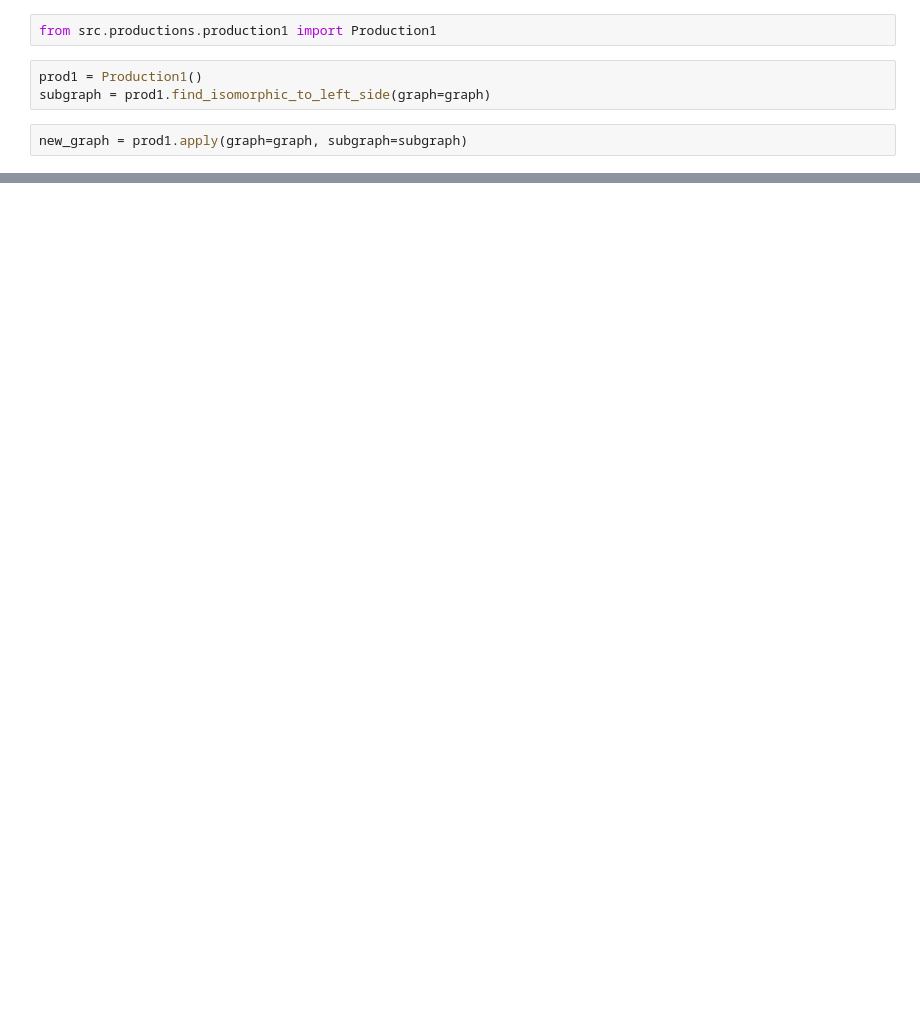
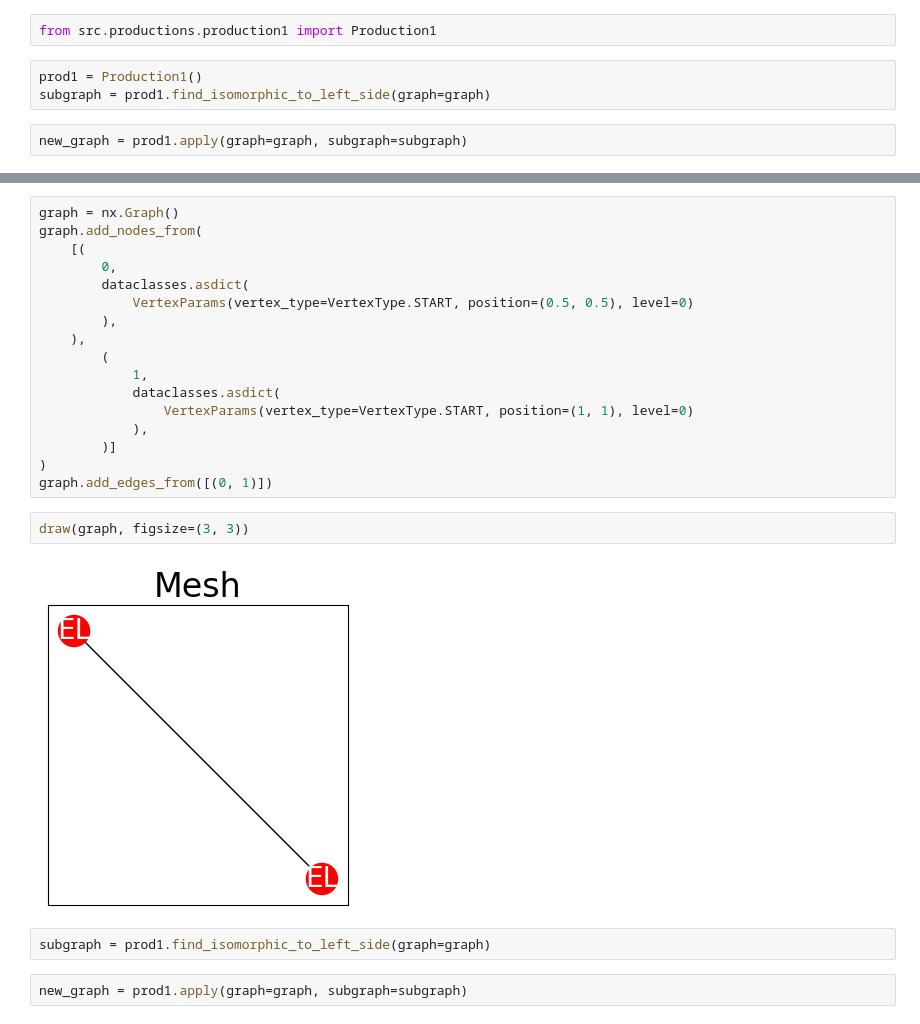
Before and after one commit to GGProjectWed1820/GGProject, a Jupyter notebook: examples/prod1.ipynb, the cells around one changed output, grey strips where cells are left out. Drawn from its saved outputs; the diff is of its cells as text; blank space fills up the shorter version.

```diff
--- a/examples/prod1.ipynb
+++ b/examples/prod1.ipynb
@@ -31,0 +32,25 @@ draw(new_graph, figsize=(3, 3))
+# %%
+graph = nx.Graph()
+graph.add_nodes_from(
+    [(
+        0,
+        dataclasses.asdict(
+            VertexParams(vertex_type=VertexType.START, position=(0.5, 0.5), level=0)
+        ),
+    ),
+        (
+            1,
+            dataclasses.asdict(
+                VertexParams(vertex_type=VertexType.START, position=(1, 1), level=0)
+            ),
+        )]
+)
+graph.add_edges_from([(0, 1)])
+# %%
+draw(graph, figsize=(3, 3))
+# %% [output]
+[figure, added]
+# %%
+subgraph = prod1.find_isomorphic_to_left_side(graph=graph)
+# %%
+new_graph = prod1.apply(graph=graph, subgraph=subgraph)
```
Also changed, not shown: parts of 3 cells of this notebook, 3 other files.
